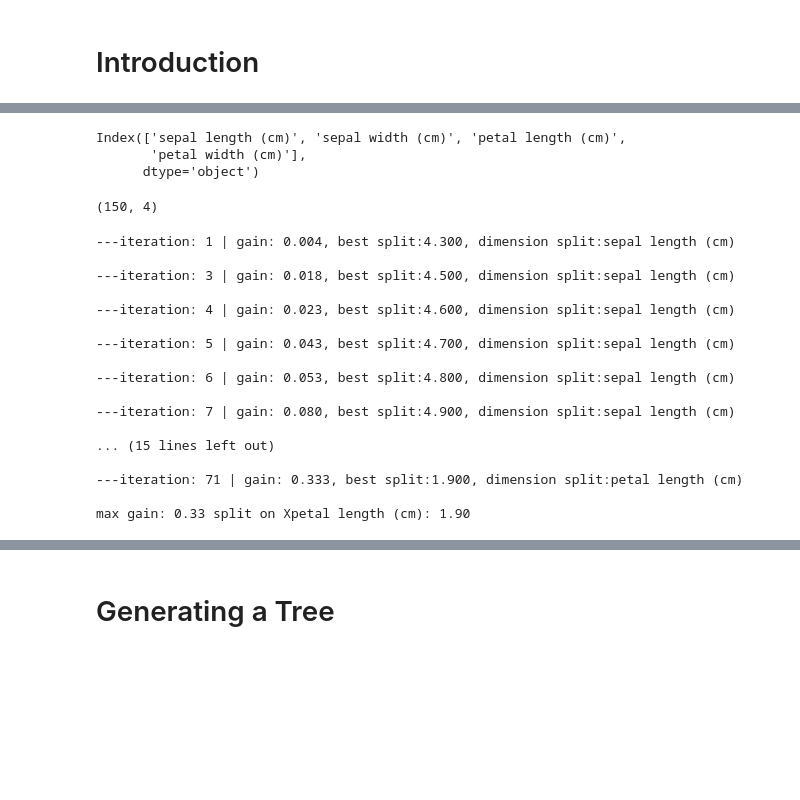
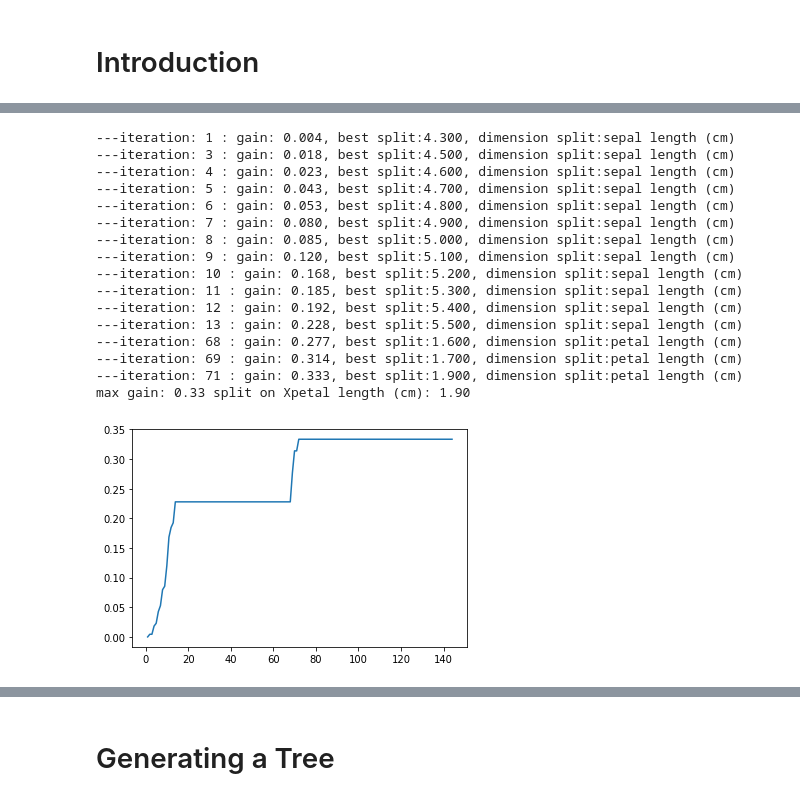
Before and after one commit to FabioMMaia/Machine_Learning, a Jupyter notebook: Classification Algorithms/Decision Tree Classifier.ipynb, the cells around one changed output, grey strips where cells are left out. Cells and saved outputs as stored; diff of their text form; code cells hidden in the pictures; blank space fills up the shorter version.

```diff
--- a/Classification Algorithms/Decision Tree Classifier.ipynb
+++ b/Classification Algorithms/Decision Tree Classifier.ipynb
@@ -151,52 +310,48 @@ eval_split(X,y,X.columns[0],7, entropy)
-# %%
-X.columns
-# %% [output]
-Index(['sepal length (cm)', 'sepal width (cm)', 'petal length (cm)',
-       'petal width (cm)'],
-      dtype='object')
-# %%
-X.shape
-# %% [output]
-(150, 4)
 # %%
-g_max=0
-id=0
-count=0
+def return_best_split(X,y):
+    g={}
+    g_max=0
+    id=0
+    count=0
+
+    for col in X.columns:
+        for i in np.arange(min(X[col]),max(X[col]),0.1):
+    #         print(col)
+            count=count+1
+            gain = eval_split(X,y,col,i, gini)
+            g[count]=g_max
+
+            if(gain>g_max):
+                col_esc=col
+                g_max=gain
+                id=i
+                print('---iteration: {} : gain: {:.3f}, best split:{:.3f}, dimension split:{}'.format(count,gain,i, col))
 
 
-for col in X.columns:
-    for i in np.arange(min(X[col]),max(X[col]),0.1):
-#         print(col)
-        count=count+1
-        gain = eval_split(X,y,col,i, gini)
-
-        if(gain>g_max):
-            col_esc=col
-            g_max=gain
-            id=i
-            print('---iteration: {} | gain: {:.3f}, best split:{:.3f}, dimension split:{}\n'
-                  .format(count,gain,i, col))
+    print('max gain: {:.2f} split on X{}: {:.2f}\n'.format(g_max,col_esc, id))
+    return g,g_max
 
 
-print('max gain: {:.2f} split on X{}: {:.2f}\n'.format(g_max,col_esc, id))
+gs, gmax= return_best_split(X,y)
+plt.plot(gs.keys(), gs.values());
 # %% [output]
----iteration: 1 | gain: 0.004, best split:4.300, dimension split:sepal length (cm)
-
----iteration: 3 | gain: 0.018, best split:4.500, dimension split:sepal length (cm)
-
----iteration: 4 | gain: 0.023, best split:4.600, dimension split:sepal length (cm)
-
----iteration: 5 | gain: 0.043, best split:4.700, dimension split:sepal length (cm)
-
----iteration: 6 | gain: 0.053, best split:4.800, dimension split:sepal length (cm)
-
----iteration: 7 | gain: 0.080, best split:4.900, dimension split:sepal length (cm)
-
-... (15 lines left out)
-
----iteration: 71 | gain: 0.333, best split:1.900, dimension split:petal length (cm)
-
+---iteration: 1 : gain: 0.004, best split:4.300, dimension split:sepal length (cm)
+---iteration: 3 : gain: 0.018, best split:4.500, dimension split:sepal length (cm)
+---iteration: 4 : gain: 0.023, best split:4.600, dimension split:sepal length (cm)
+---iteration: 5 : gain: 0.043, best split:4.700, dimension split:sepal length (cm)
+---iteration: 6 : gain: 0.053, best split:4.800, dimension split:sepal length (cm)
+---iteration: 7 : gain: 0.080, best split:4.900, dimension split:sepal length (cm)
+---iteration: 8 : gain: 0.085, best split:5.000, dimension split:sepal length (cm)
+---iteration: 9 : gain: 0.120, best split:5.100, dimension split:sepal length (cm)
+---iteration: 10 : gain: 0.168, best split:5.200, dimension split:sepal length (cm)
+---iteration: 11 : gain: 0.185, best split:5.300, dimension split:sepal length (cm)
+---iteration: 12 : gain: 0.192, best split:5.400, dimension split:sepal length (cm)
+---iteration: 13 : gain: 0.228, best split:5.500, dimension split:sepal length (cm)
+---iteration: 68 : gain: 0.277, best split:1.600, dimension split:petal length (cm)
+---iteration: 69 : gain: 0.314, best split:1.700, dimension split:petal length (cm)
+---iteration: 71 : gain: 0.333, best split:1.900, dimension split:petal length (cm)
 max gain: 0.33 split on Xpetal length (cm): 1.90
+[figure, added]
 # %%
 fig= plt.figure(figsize=(10,5))
 
```
Also changed, not shown: parts of 32 cells of this notebook, 15 other files.
